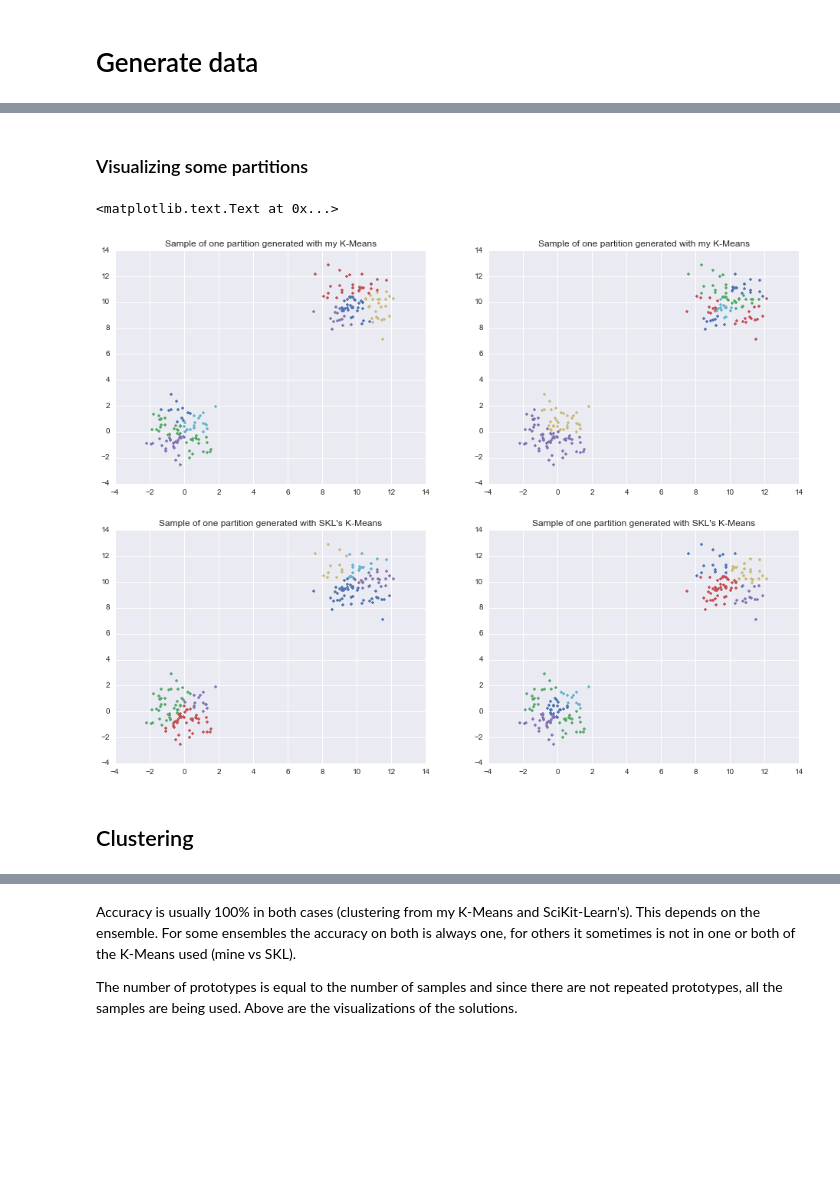
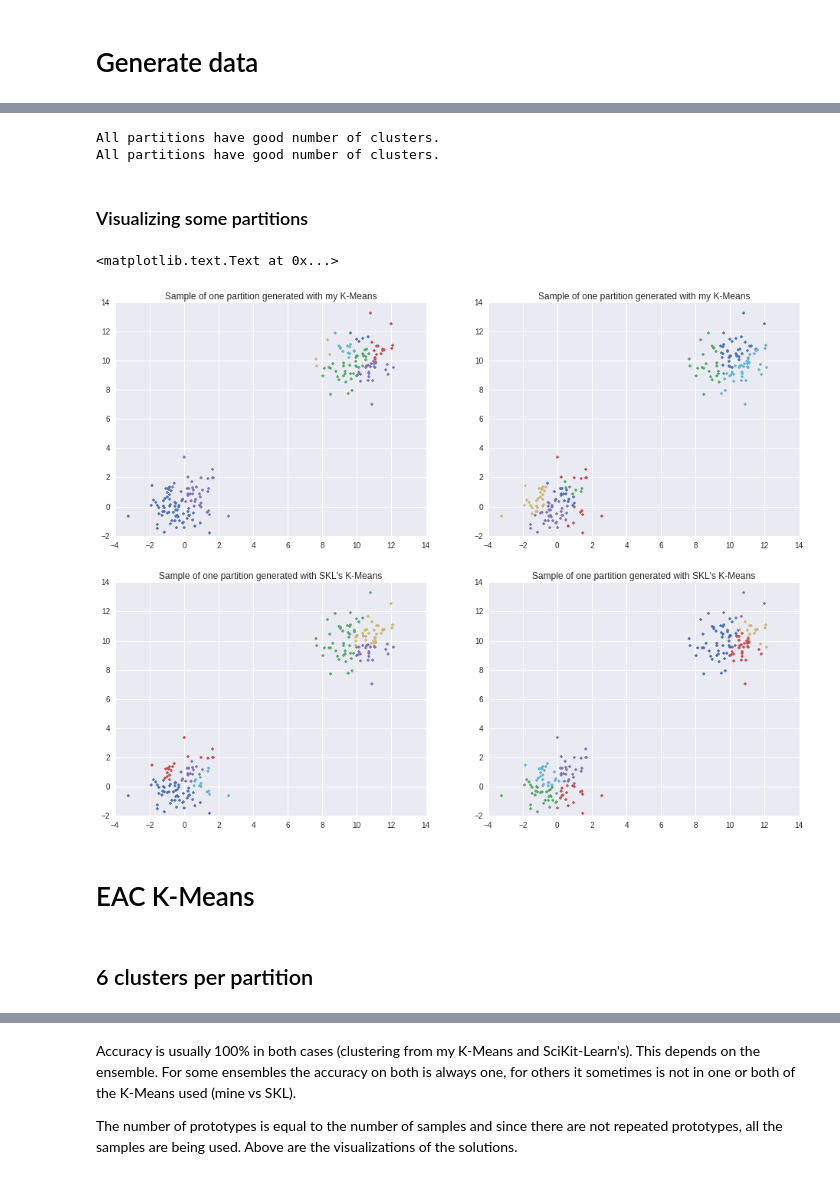
Before and after one commit to diogo-aos/QCThesis, a Jupyter notebook: notebooks/Sanity check - simplest cases.ipynb, the cells around one changed output, grey strips where cells are left out. Drawn from its saved outputs; the diff is of its cells as text; code cells hidden in the pictures; blank space fills up the shorter version.

```diff
--- a/notebooks/Sanity check - simplest cases.ipynb
+++ b/notebooks/Sanity check - simplest cases.ipynb
@@ -145,7 +145,7 @@ def formatPartition(partition):
 
 def generatePartitions(data,npartitions,nclusters,iters=3):
 
-    if type(nclusters) is list():
+    if type(nclusters) is list:
         clusterRange = True
         min_ncluster=nclusters[0]
         max_ncluster=nclusters[1]
@@ -169,7 +169,7 @@ def generatePartitions(data,npartitions,nclusters,iters=3):
 
 def generatePartitionsSKL(data,npartitions,nclusters,iters=3):
 
-    if type(nclusters) is list():
+    if type(nclusters) is list:
         clusterRange = True
         min_ncluster=nclusters[0]
         max_ncluster=nclusters[1]
@@ -214,32 +192,88 @@ All partitions have good number of clusters.
+# %%
+npartitions=30
+iters=3
+
+nclusters=10
+partitions_my_10 = generatePartitions(data=data,npartitions=npartitions,nclusters=nclusters,iters=iters)
+partitions_skl_10 = generatePartitions(data=data,npartitions=npartitions,nclusters=nclusters,iters=iters)
+
+if type(nclusters) is not list:
+    allGood=True
+    for p in xrange(npartitions):
+        if len(partitions_my_10[p]) != nclusters:
+            print 'partition {} of partitions_my has different number of clusters:{}'.format(p,len(partitions_my_10[p]))
+            allGood=False
+        if len(partitions_skl_10[p]) != nclusters:
+            print 'partition {} of partitions_my has different number of clusters:{}'.format(p,len(partitions_skl_10[p]))
+            allGood=False
+    if allGood:
+        print 'All partitions have good number of clusters.'
+
+nclusters=6
+partitions_my_6 = generatePartitions(data=data,npartitions=npartitions,nclusters=nclusters,iters=iters)
+partitions_skl_6 = generatePartitions(data=data,npartitions=npartitions,nclusters=nclusters,iters=iters)
+
+if type(nclusters) is not list:
+    allGood=True
+    for p in xrange(npartitions):
+        if len(partitions_my_6[p]) != nclusters:
+            print 'partition {} of partitions_my has different number of clusters:{}'.format(p,len(partitions_my_6[p]))
+            allGood=False
+        if len(partitions_skl_6[p]) != nclusters:
+            print 'partition {} of partitions_my has different number of clusters:{}'.format(p,len(partitions_skl_6[p]))
+            allGood=False
+    if allGood:
+        print 'All partitions have good number of clusters.'
+
+nclusters=[4,25]
+partitions_my_rand = generatePartitions(data=data,npartitions=npartitions,nclusters=nclusters,iters=iters)
+partitions_skl_rand = generatePartitions(data=data,npartitions=npartitions,nclusters=nclusters,iters=iters)
+
+if type(nclusters) is not list:
+    allGood=True
+    for p in xrange(npartitions):
+        if len(partitions_my_rand[p]) != nclusters:
+            print 'partition {} of partitions_my has different number of clusters:{}'.format(p,len(partitions_my[p]))
+            allGood=False
+        if len(partitions_skl_rand[p]) != nclusters:
+            print 'partition {} of partitions_my has different number of clusters:{}'.format(p,len(partitions_skl[p]))
+            allGood=False
+    if allGood:
+        print 'All partitions have good number of clusters.'
+# %% [output]
+All partitions have good number of clusters.
+All partitions have good number of clusters.
 # %% [markdown]
 ### Visualizing some partitions
 # %%
 figEnsemble=plt.figure(figsize=(16,12))
 ax1En=figEnsemble.add_subplot(2,2,1)
 ax2En=figEnsemble.add_subplot(2,2,2)
 ax3En=figEnsemble.add_subplot(2,2,3)
 ax4En=figEnsemble.add_subplot(2,2,4)
 
-for c in partitions_my[0]:
+for c in partitions_my_10[0]:
     ax1En.plot(data[c,0],data[c,1],'.')
 ax1En.set_title("Sample of one partition generated with my K-Means")
 
-for c in partitions_my[1]:
+for c in partitions_my_10[1]:
     ax2En.plot(data[c,0],data[c,1],'.')
 ax2En.set_title("Sample of one partition generated with my K-Means")
 
-for c in partitions_skl[0]:
+for c in partitions_skl_10[0]:
     ax3En.plot(data[c,0],data[c,1],'.')
 ax3En.set_title("Sample of one partition generated with SKL's K-Means")
 
-for c in partitions_skl[1]:
+for c in partitions_skl_10[1]:
     ax4En.plot(data[c,0],data[c,1],'.')
 ax4En.set_title("Sample of one partition generated with SKL's K-Means")
 # %% [output]
 <matplotlib.text.Text at 0x...>
-[figure, old version]
+[figure, new version]
-# %% [markdown]
-## Clustering
+# %% [markdown]
+# EAC K-Means
+# %% [markdown]
+## 6 clusters per partition
 # %%
 # generate coassoc
 prot_mode="random"
```
Also changed, not shown: parts of 40 cells of this notebook, 5 other files.
